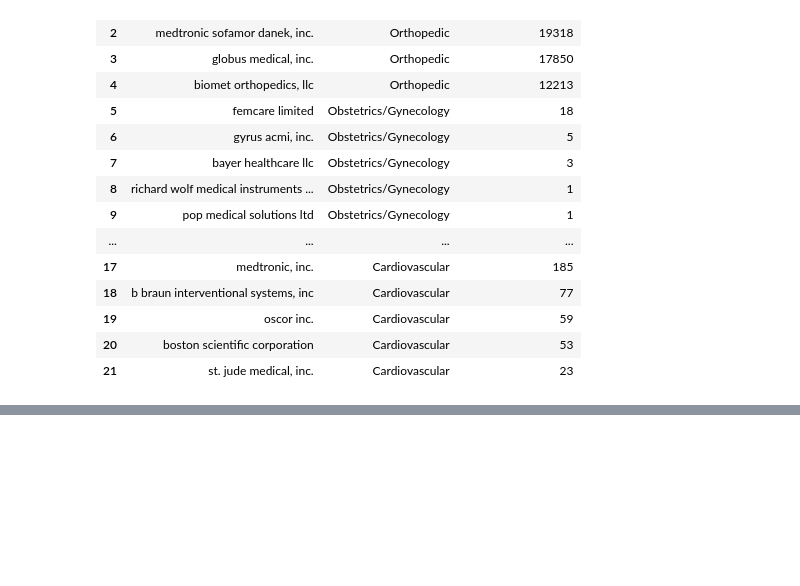
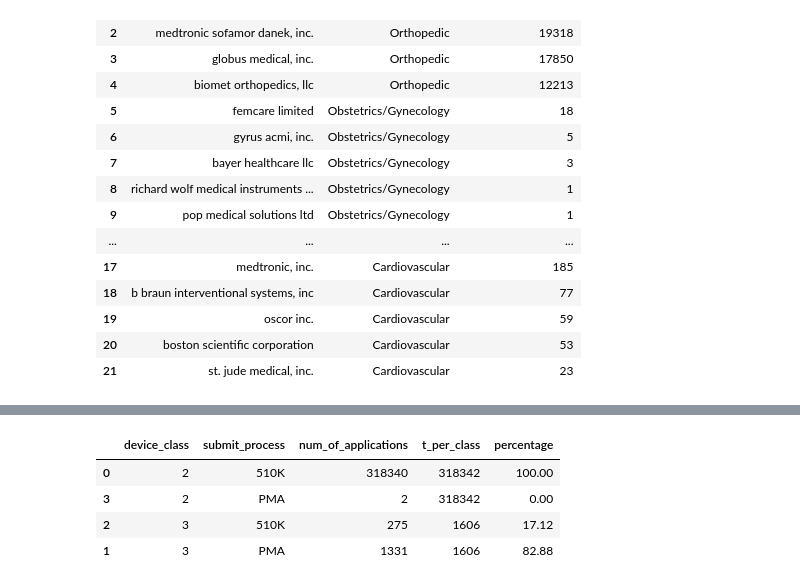
Before and after one commit to neizalazo/medical_devices_py, a Jupyter notebook: Medical_Devices.ipynb, the cells around one changed output, grey strips where cells are left out. Saved outputs shown, nothing was run; the diff lists cells and outputs as text; code cells hidden in the pictures; blank space fills up the shorter version.

```diff
--- a/Medical_Devices.ipynb
+++ b/Medical_Devices.ipynb
@@ -160,0 +183,24 @@ fig_company.show()
+# %%
+#Create 'submit_process' feature by parsing first letter of premarket_submissions_number
+df1['submit_process'] = df1['premarket_submissions_number'].str.find('K').replace([0,-1],['510K','PMA'])
+
+#Count number of 510k and PMA submissions per device_class
+df1_class = df1.value_counts(['device_class','submit_process']).to_frame().reset_index()\
+                                                               .sort_values(['device_class', 'submit_process'])
+#assign column names
+df1_class.columns = ['device_class','submit_process','num_of_applications']
+
+#create t_per_class column with total number of applications per class
+df1_class['t_per_class'] = [sum(df1_class['num_of_applications']*(df1_class['device_class']==2)) if x == 2 \
+                    else sum(df1_class['num_of_applications']*(df1_class['device_class']==3)) \
+                    for x in df1_class['device_class']]
+
+#create percentage column with percentage of applications per class per process
+df1_class['percentage'] = round(df1_class['num_of_applications']/df1_class['t_per_class']*100,2)
+df1_class
+# %% [output]
+|  | device_class | submit_process | num_of_applications | t_per_class | percentage |
+| 0 | 2 | 510K | 318340 | 318342 | 100.00 |
+| 3 | 2 | PMA | 2 | 318342 | 0.00 |
+| 2 | 3 | 510K | 275 | 1606 | 17.12 |
+| 1 | 3 | PMA | 1331 | 1606 | 82.88 |
```
Also changed, not shown: parts of 32 cells of this notebook.
